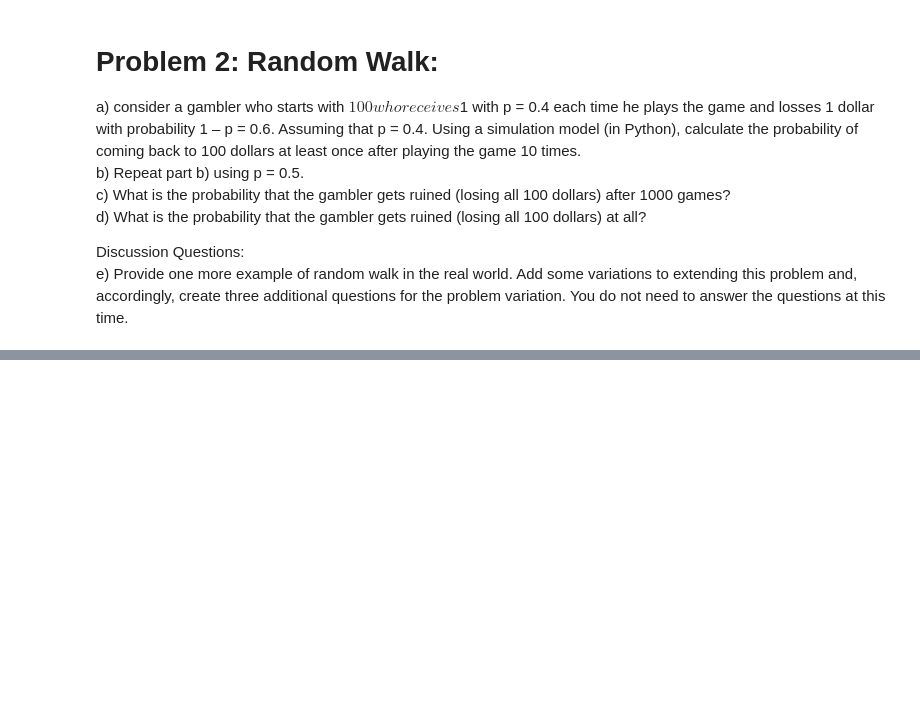
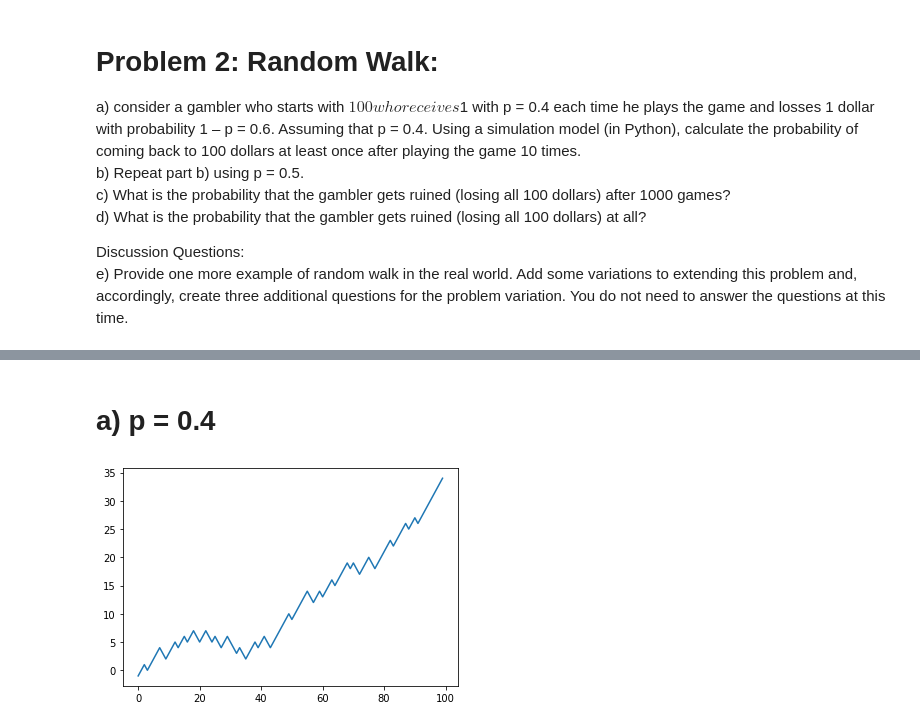
Before and after one commit to twyunting/CSC-632_Intro-to-Simulation-and-Modeling, a Jupyter notebook: project1/Project_1 from Introduction to Simulation and Modeling, CSC 432 632.ipynb, the cells around one changed output, grey strips where cells are left out. Cells and saved outputs as stored; diff of their text form; code cells hidden in the pictures; blank space fills up the shorter version.

```diff
--- a/project1/Project_1 from Introduction to Simulation and Modeling, CSC 432 632.ipynb
+++ b/project1/Project_1 from Introduction to Simulation and Modeling, CSC 432 632.ipynb
@@ -37,0 +49,17 @@ sample_data
+# %% [markdown]
+# a) p = 0.4
+# %%
+from random import random
+import matplotlib.pyplot as plt
+from random import seed
+seed(1)
+StartValue = list()
+StartValue.append(-1 if 0<random()<0.5 else 1)
+for i in range(1, 100):
+  SlotValue = -1 if random()<0.4 else 1
+  ProfitValue = StartValue[i-1]+SlotValue
+  StartValue.append(ProfitValue)
+plt.plot(StartValue)
+plt.show()
+# %% [output]
+[figure, added]
```
Also changed, not shown: parts of 12 cells of this notebook, 2 other files.
